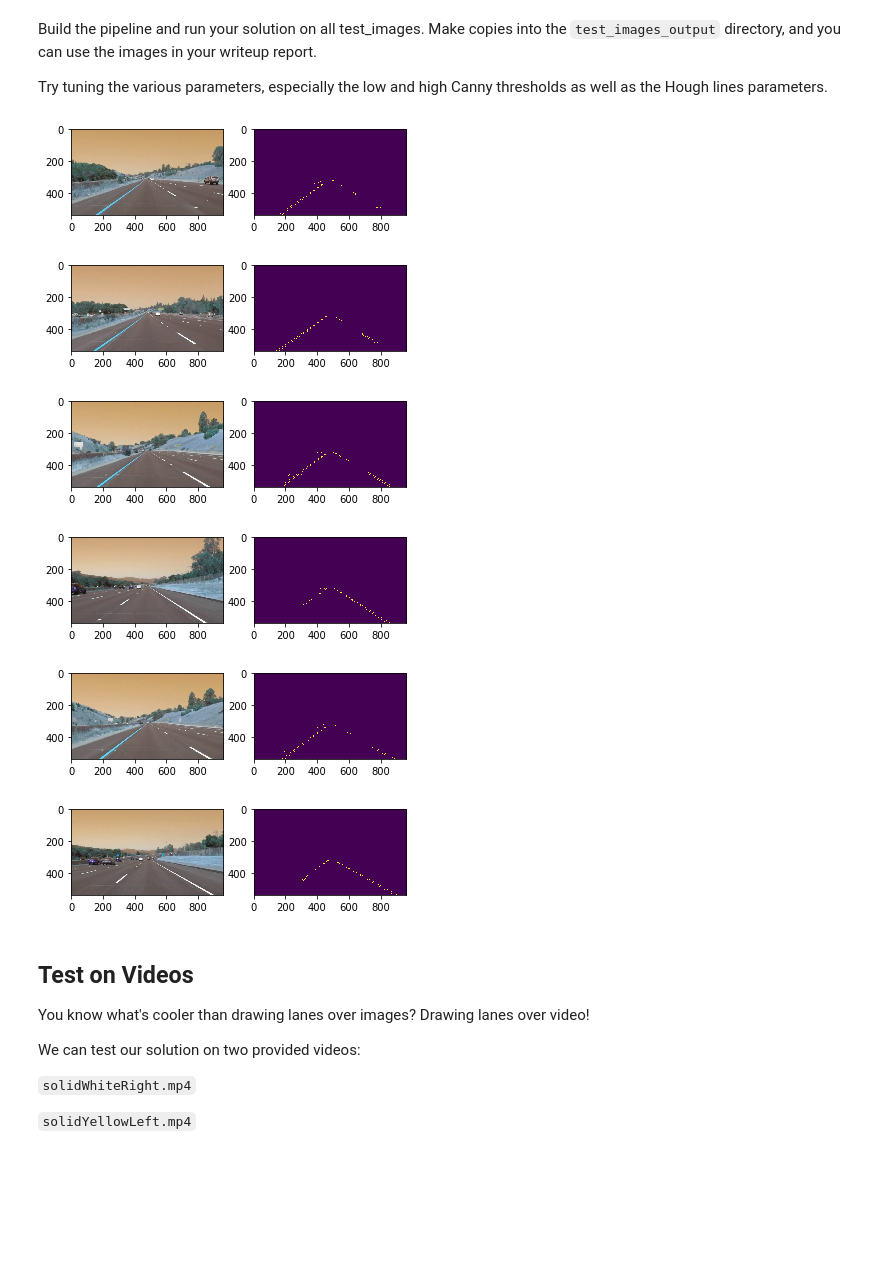
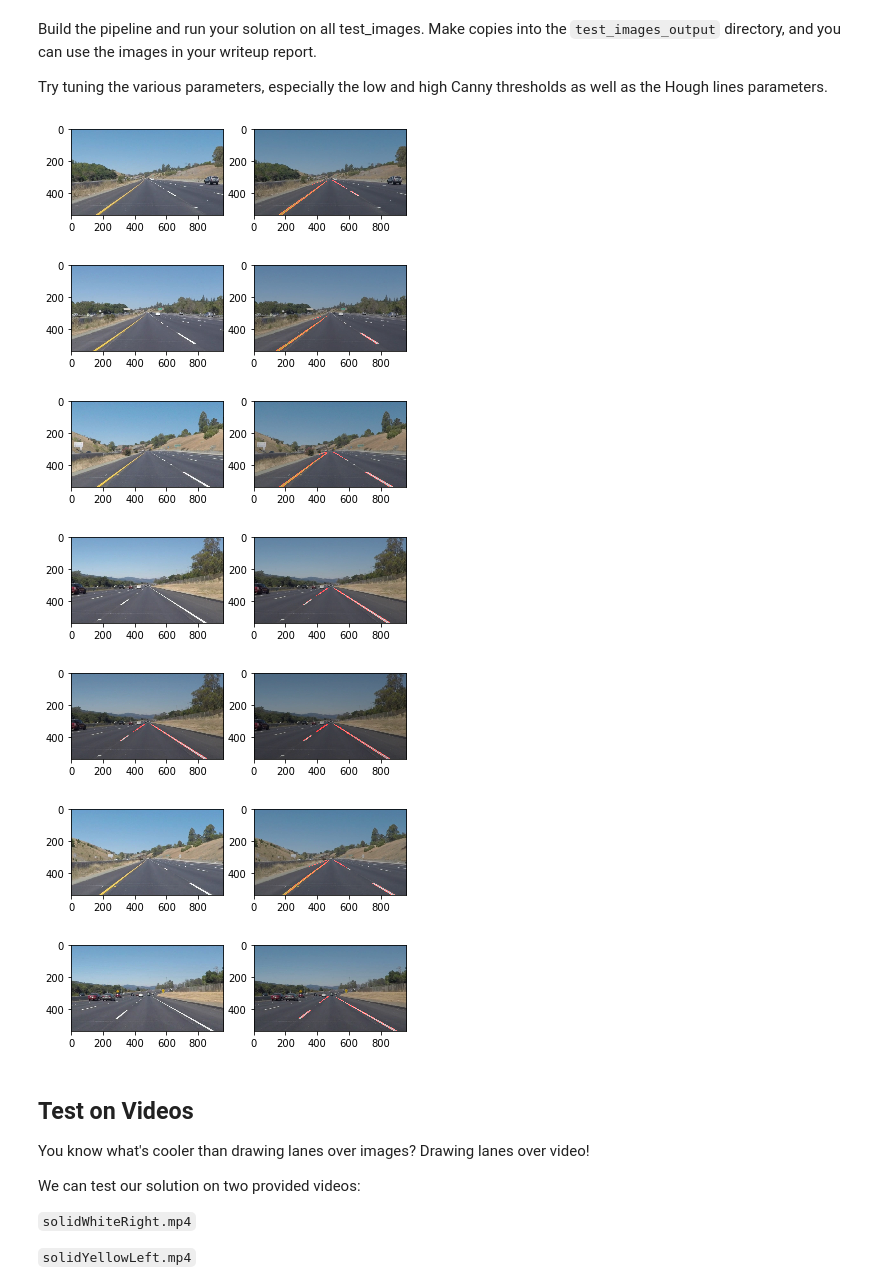
Before and after one commit to himakiran/CarND-LaneLines-P1, a Jupyter notebook: P1.ipynb, the cells around one changed output. Drawn from its saved outputs; the diff is of its cells as text; code cells hidden in the pictures; blank space fills up the shorter version.

Commit message:
Updated P1.ipynb
Able to draw red lines overthe image.
Now extrapolation has to be coded

```diff
--- a/P1.ipynb
+++ b/P1.ipynb
@@ -125,7 +125,7 @@ def region_of_interest(img, vertices):
     return masked_image
 
 
-def draw_lines(img, lines, color=[255, 0, 0], thickness=2):
+def draw_lines(img, lines, color=[0, 0, 255], thickness=2):
     """
     NOTE: this is the function you might want to use as a starting point once you want to
     average/extrapolate the line segments you detect to map out the full
@@ -189,49 +189,66 @@ Try tuning the various parameters, especially the low and high Canny thresholds
 # %%
 # TODO: Build your pipeline that will draw lane lines on the test_images
 # then save them to the test_images_output directory.
 def draw_line_on_image(img):
 
     # Read in and grayscale the image
     gray_img = grayscale(img)
     # Define a kernel size and apply Gaussian smoothing
     kernel_size = 5
-    blur_gray = cv2.GaussianBlur(gray_img,(kernel_size, kernel_size),0)
+    blur_gray = gaussian_blur(gray_img,kernel_size)
 
     # Define our parameters for Canny and apply
     low_threshold = 50
-    high_threshold = 150
-    edges = cv2.Canny(blur_gray, low_threshold, high_threshold)
+    high_threshold = 100
+    edges = canny(blur_gray, low_threshold, high_threshold)
 
-    # Next we'll create a masked edges image using cv2.fillPoly()
-    mask = np.zeros_like(edges)
-    ignore_mask_color = 255
+    # Masking the result of Canny edge detection
+    imshape=img.shape
+    vertices = np.array([[(100,imshape[0]),(400, 320), (500, 320), (imshape[1],imshape[0])]], dtype=np.int32)
+    masked_edges = region_of_interest(edges,vertices)
 
-    # This time we are defining a four sided polygon to mask
-    imshape = image.shape
-    vertices = np.array([[(100,imshape[0]),(400, 320), (500, 320), (imshape[1],imshape[0])]], dtype=np.int32)
-    cv2.fillPoly(mask, vertices, ignore_mask_color)
-    masked_edges = cv2.bitwise_and(edges, mask)
-    return masked_edges
+    # Passing the masked image to Hough transform to draw the lines
+    rho = 2 # distance resolution in pixels of the Hough grid
+    theta = np.pi/180 # angular resolution in radians of the Hough grid
+    threshold = 15     # minimum number of votes (intersections in Hough grid cell)
+    min_line_length = 45 #minimum number of pixels making up a line
+    max_line_gap = 15   # maximum gap in pixels between connectable line segments
+    line_image = hough_lines(masked_edges, rho, theta, threshold, min_line_length, max_line_gap)
+    return line_image
 
-# Call the above function for each image
+
+# image = cv2.imread("test_images/solidWhiteRight.jpg")
+# f, axarr = plt.subplots(1,2)
+# RGB_img = cv2.cvtColor(image, cv2.COLOR_BGR2RGB)
+# axarr[0].imshow(RGB_img);
+# edges_image = draw_line_on_image(image)
+# w_img = weighted_img(edges_image, image, α=0.8, β=1., γ=0.)
+# RGB_img = cv2.cvtColor(w_img, cv2.COLOR_BGR2RGB)
+# axarr[1].imshow(RGB_img);
+
+# cv2.imwrite("test_images/solidWhiteRight" +"-LD"+".jpg", w_img)
+
+#Call the above function for each image
 for each in test_images:
     # Read in and show the original image for comparison
     image = cv2.imread("test_images/"+each)
     # code to show images side by side
     f, axarr = plt.subplots(1,2)
-    axarr[0].imshow(image);
+    RGB_img = cv2.cvtColor(image, cv2.COLOR_BGR2RGB)
+    axarr[0].imshow(RGB_img);
     # check edges image
     edges_image = draw_line_on_image(image)
-
-    #axarr[1].imshow(edges_image,cmap='Greys_r');
-    axarr[1].imshow(edges_image);
+    w_img = weighted_img(edges_image, image, α=0.8, β=1., γ=0.)
+    RGB_img = cv2.cvtColor(w_img, cv2.COLOR_BGR2RGB)
+    axarr[1].imshow(RGB_img);
 # %% [output]
-[figure, old version]
+[figure, new version]
-[figure, old version]
+[figure, new version]
-[figure, old version]
+[figure, new version]
-[figure, old version]
+[figure, new version]
-[figure, old version]
+[figure, new version]
-[figure, old version]
+[figure, new version]
+[figure, added]
 # %% [markdown]
 ## Test on Videos
 
```
Also changed, not shown: parts of 1 cell of this notebook, 1 other file.
